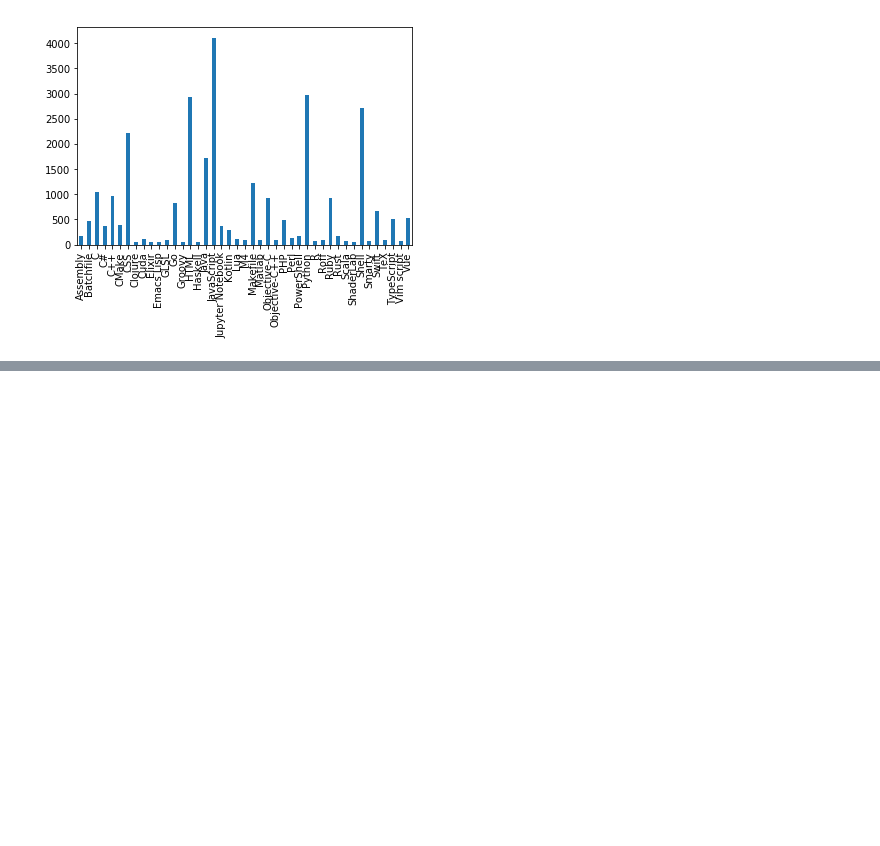
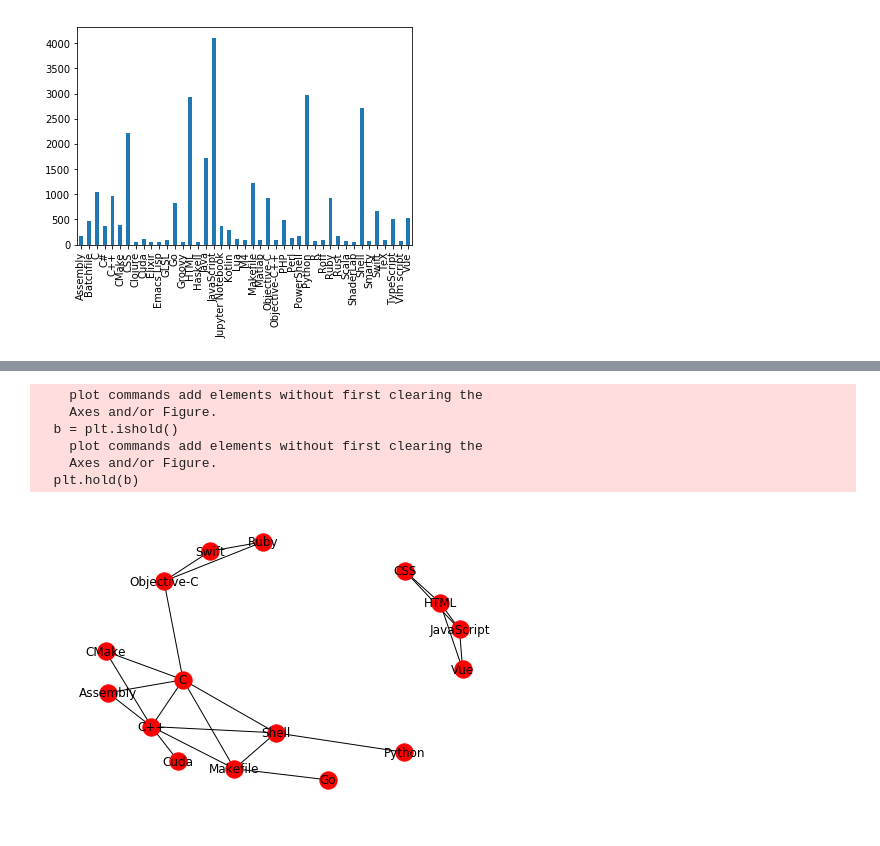
Before and after one commit to wxhan0128/GitHub-Data-Analysis, a Jupyter notebook: languages.ipynb, the cells around one changed output, grey strips where cells are left out. Cells and saved outputs as stored; diff of their text form; code cells hidden in the pictures; blank space fills up the shorter version.

```diff
--- a/languages.ipynb
+++ b/languages.ipynb
@@ -231,0 +291,7 @@ Vue                  60      2          17  536
+# %%
+df_graph = df_overlap_std.stack().reset_index()
+df_graph.shape
+df_graph = df_graph[df_graph['level_0'] != df_graph['level_1']]
+df_graph.shape
+df_graph = df_graph[df_graph[0] > 0.3]
+print(df_graph)
@@ -231,0 +316,15 @@ Vue                  60      2          17  536
+# %%
+G = nx.from_pandas_dataframe(df_graph, 'level_0', 'level_1',[0])
+nx.draw(G, with_labels=True)
+#plt.figure(figsize=(20,20))
+plt.axis('off')
+plt.show()
+#G['Vue']['Ruby'][0]
+# %% [output]
+    plot commands add elements without first clearing the
+    Axes and/or Figure.
+  b = plt.ishold()
+    plot commands add elements without first clearing the
+    Axes and/or Figure.
+  plt.hold(b)
+[figure, added]
```
Also changed, not shown: parts of 8 cells of this notebook.
